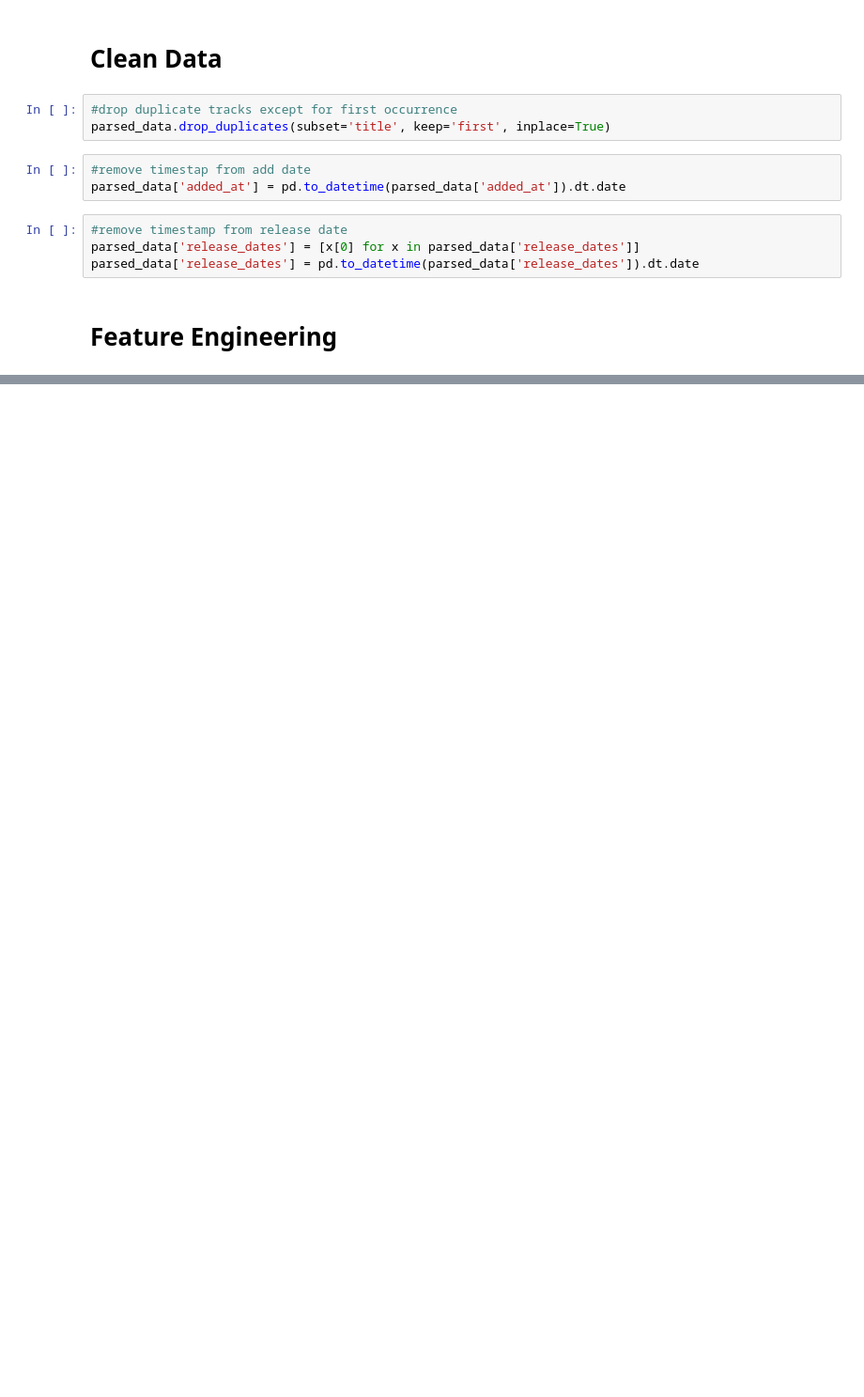
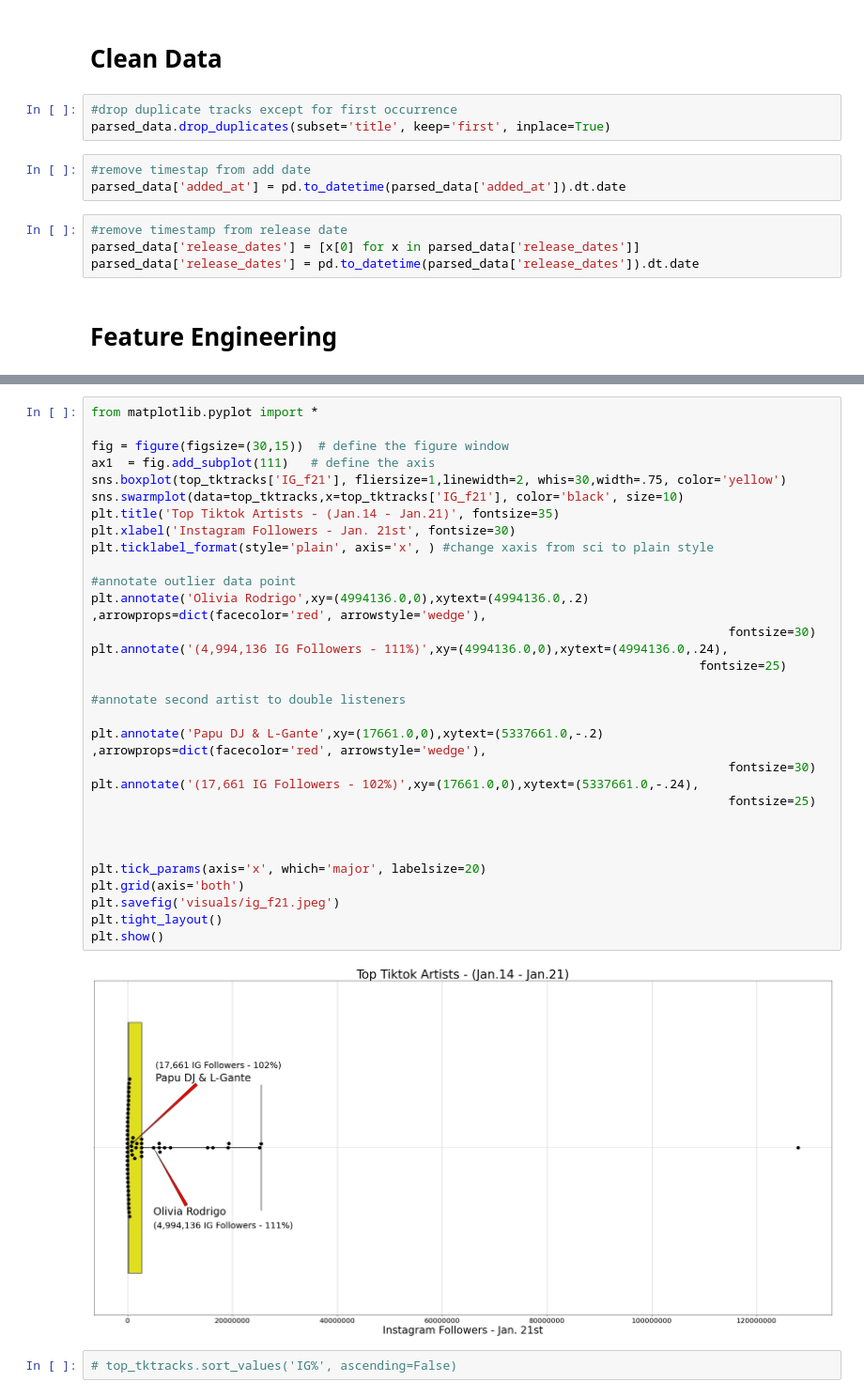
Before and after one commit to jacksonbull87/bull-analytics, a Jupyter notebook: blog3/Code for Blog3.ipynb, the cells around one changed output, grey strips where cells are left out. Shown at 94% size. Drawn from its saved outputs; the diff is of its cells as text; blank space fills up the shorter version.

```diff
--- a/blog3/Code for Blog3.ipynb
+++ b/blog3/Code for Blog3.ipynb
@@ -97,0 +247,35 @@ for track_id in parsed_data['cm_id']:
+# %%
+from matplotlib.pyplot import *
+
+fig = figure(figsize=(30,15))  # define the figure window
+ax1  = fig.add_subplot(111)   # define the axis
+sns.boxplot(top_tktracks['IG_f21'], fliersize=1,linewidth=2, whis=30,width=.75, color='yellow')
+sns.swarmplot(data=top_tktracks,x=top_tktracks['IG_f21'], color='black', size=10)
+plt.title('Top Tiktok Artists - (Jan.14 - Jan.21)', fontsize=35)
+plt.xlabel('Instagram Followers - Jan. 21st', fontsize=30)
+plt.ticklabel_format(style='plain', axis='x', ) #change xaxis from sci to plain style
+
+#annotate outlier data point
+plt.annotate('Olivia Rodrigo',xy=(4994136.0,0),xytext=(4994136.0,.2) ,arrowprops=dict(facecolor='red', arrowstyle='wedge'),
+                                                                                       fontsize=30)
+plt.annotate('(4,994,136 IG Followers - 111%)',xy=(4994136.0,0),xytext=(4994136.0,.24),
+                                                                                   fontsize=25)
+
+#annotate second artist to double listeners
+
+plt.annotate('Papu DJ & L-Gante',xy=(17661.0,0),xytext=(5337661.0,-.2) ,arrowprops=dict(facecolor='red', arrowstyle='wedge'),
+                                                                                       fontsize=30)
+plt.annotate('(17,661 IG Followers - 102%)',xy=(17661.0,0),xytext=(5337661.0,-.24),
+                                                                                       fontsize=25)
+
+
+
+plt.tick_params(axis='x', which='major', labelsize=20)
+plt.grid(axis='both')
+plt.savefig('visuals/ig_f21.jpeg')
+plt.tight_layout()
+plt.show()
+# %% [output]
+[figure, added]
+# %%
+# top_tktracks.sort_values('IG%', ascending=False)
```
Also changed, not shown: parts of 57 cells of this notebook.
